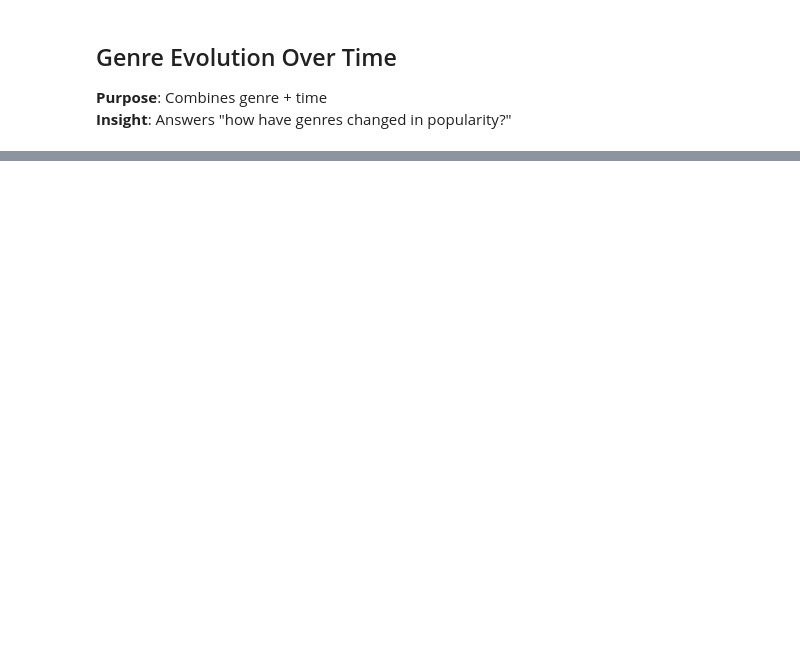
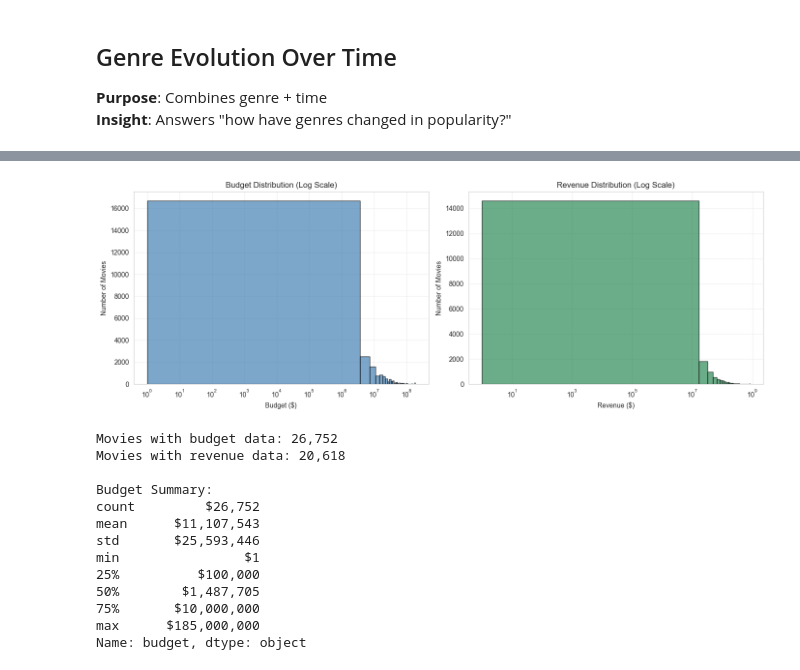
Before and after one commit to vermavaishnav70/DM-IMDB, a Jupyter notebook: notebooks/eda.ipynb, the cells around one changed output, grey strips where cells are left out. Cells and saved outputs as stored; diff of their text form; code cells hidden in the pictures; blank space fills up the shorter version.

Commit message:
added finacial data

```diff
--- a/notebooks/eda.ipynb
+++ b/notebooks/eda.ipynb
@@ -396,0 +401,44 @@ Name: averageRating, dtype: float64
+# %%
+# Budget Distribution (Log Scale)
+fig, axes = plt.subplots(1, 2, figsize=(14, 5))
+
+# Budget histogram
+df_budget = df[df['budget'].notna() & (df['budget'] > 0)]
+axes[0].hist(df_budget['budget'], bins=50, color='steelblue', edgecolor='black', alpha=0.7)
+axes[0].set_xscale('log')
+axes[0].set_xlabel('Budget ($)')
+axes[0].set_ylabel('Number of Movies')
+axes[0].set_title('Budget Distribution (Log Scale)')
+axes[0].grid(alpha=0.3)
+
+# Revenue histogram
+df_revenue = df[df['revenue'].notna() & (df['revenue'] > 0)]
+axes[1].hist(df_revenue['revenue'], bins=50, color='seagreen', edgecolor='black', alpha=0.7)
+axes[1].set_xscale('log')
+axes[1].set_xlabel('Revenue ($)')
+axes[1].set_ylabel('Number of Movies')
+axes[1].set_title('Revenue Distribution (Log Scale)')
+axes[1].grid(alpha=0.3)
+
+plt.tight_layout()
+plt.show()
+
+print(f"Movies with budget data: {len(df_budget):,}")
+print(f"Movies with revenue data: {len(df_revenue):,}")
+print(f"\nBudget Summary:")
+print(df_budget['budget'].describe().apply(lambda x: f"${x:,.0f}"))
+# %% [output]
+[figure, added]
+Movies with budget data: 26,752
+Movies with revenue data: 20,618
+
+Budget Summary:
+count         $26,752
+mean      $11,107,543
+std       $25,593,446
+min                $1
+25%          $100,000
+50%        $1,487,705
+75%       $10,000,000
+max      $185,000,000
+Name: budget, dtype: object
```
Also changed, not shown: parts of 13 cells of this notebook, 3 other files.
